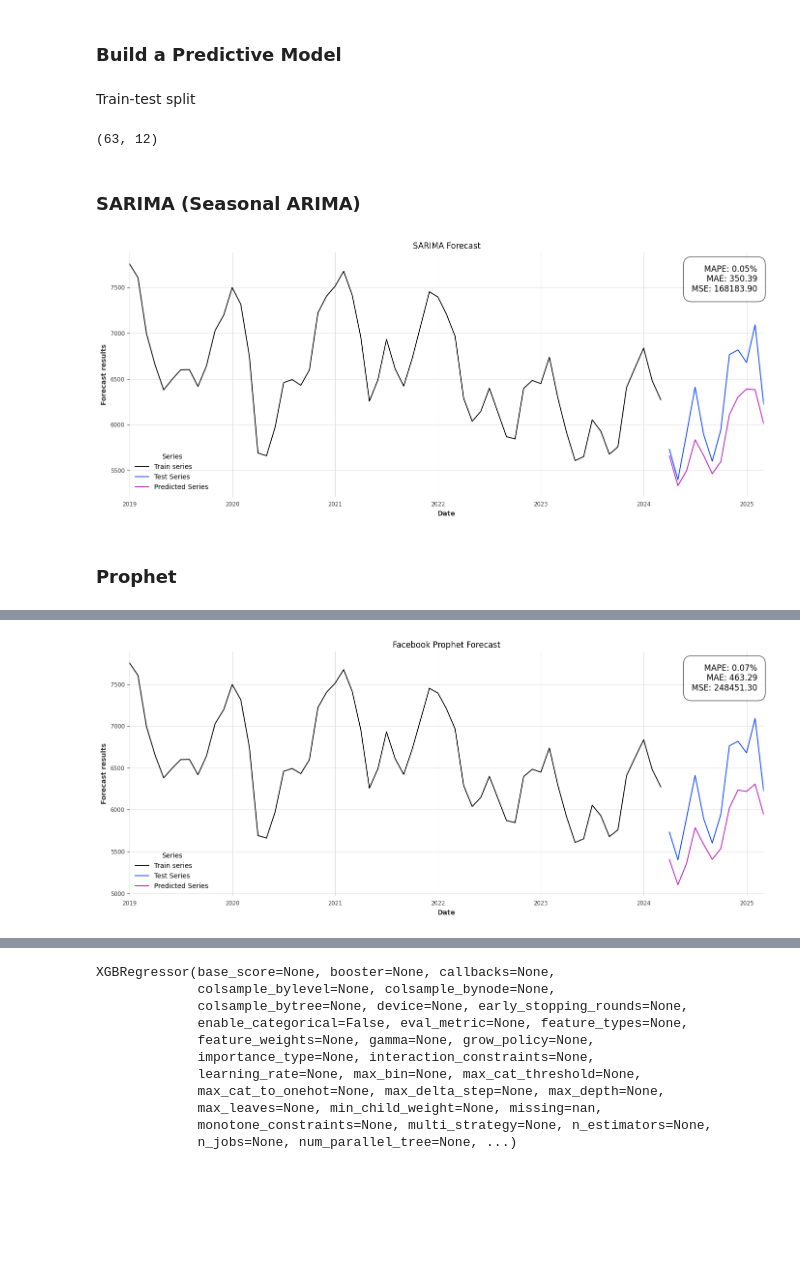
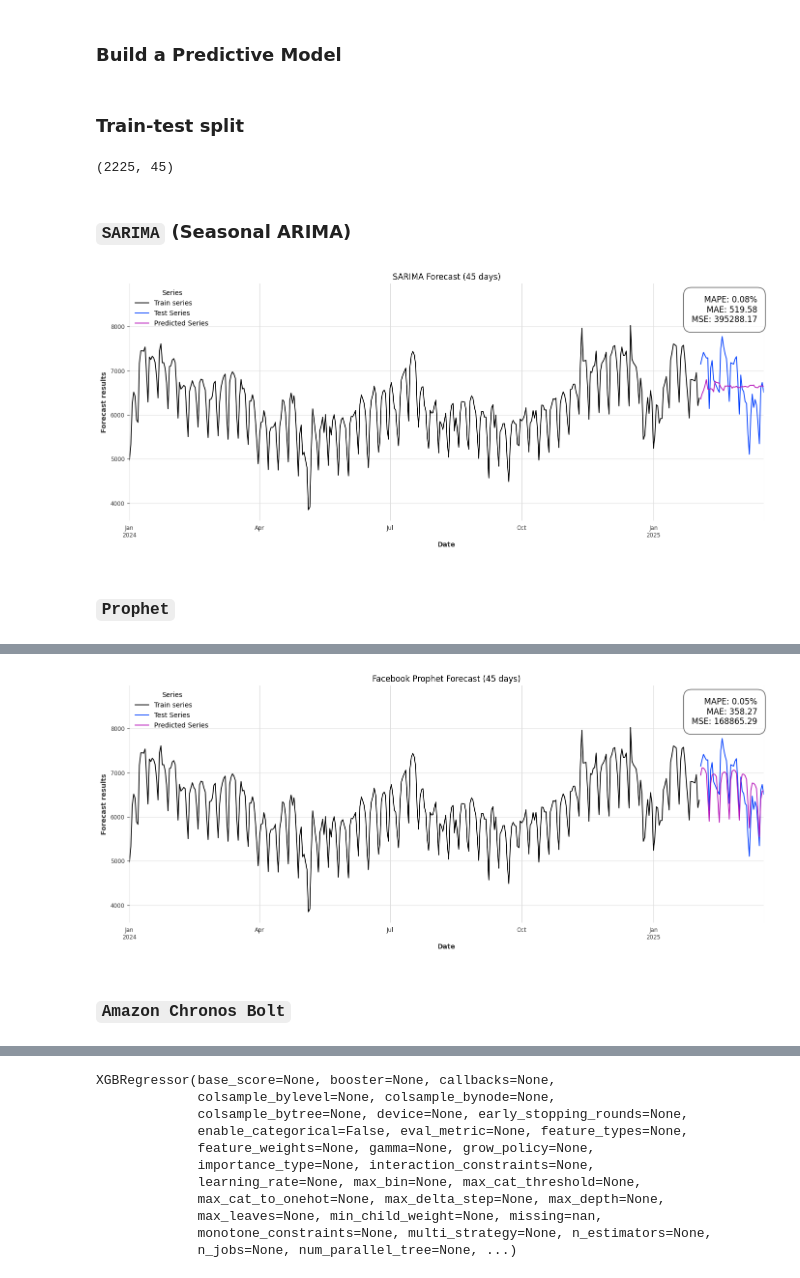
Before and after one commit to LogicCrafter99/completed_tasks, a Jupyter notebook: lecture 23/L23.time_series_forecasting.ipynb, the cells around one changed output, grey strips where cells are left out. Drawn from its saved outputs; the diff is of its cells as text; code cells hidden in the pictures; blank space fills up the shorter version.

```diff
--- a/lecture 23/L23.time_series_forecasting.ipynb
+++ b/lecture 23/L23.time_series_forecasting.ipynb
@@ -32,7 +34,7 @@ Each record includes the following fields:
 # %% [markdown]
 ## Loading the dataset
 # %%
-df = pd.read_csv('./datasets/electricity_consumption_and_production.csv', parse_dates=['DateTime'])
+df = pd.read_csv('./data/electricity_consumption_and_production.csv', parse_dates=['DateTime'])
 df = df.sort_values('DateTime')
 df.set_index('DateTime', inplace=True)
 df = df[['Consumption']]
@@ -53,11 +59,11 @@ dtype: int64
 # %% [markdown]
 ### EDA: Analyze trend, seasonality, cyclicity, residual. Check for stationarity
 # %%
-monthly_df = df["Consumption"].resample("ME").mean()
+daily_df = df["Consumption"].resample("D").mean().interpolate(method="linear")
 
-decomposition = seasonal_decompose(monthly_df, model="additive", period=12)
+decomposition = seasonal_decompose(daily_df, model="additive", period=30)
 
-# Візуалізація
+# Visualization
 fig, axes = plt.subplots(4, 1, figsize=(12, 8), sharex=True)
 decomposition.observed.plot(ax=axes[0], title='Observed')
 decomposition.trend.plot(ax=axes[1], title='Trend')
@@ -153,21 +139,22 @@ def calculate_metrics(test_series: pd.Series, forecast_series: pd.Series):
 
     return mape, mae, mse
 
-
 def visualize_forecast(
     train_series: pd.Series,
     test_series: pd.Series,
     forecast_series: pd.Series,
-    title: str="Forecasting predictions"
+    title: str = "Forecasting predictions",
+    start: str = None
 ):
     """
-    Visualize forecasting predictions with metrics
+    Visualize forecasting predictions with optional start date and automatic range
 
     Args:
-        train_series (pd.Series): Historircal time series
+        train_series (pd.Series): Historical time series
         test_series (pd.Series): Time Series for evaluation
-        forecasted_series (pd.Series): Forecasted values
+        forecast_series (pd.Series): Forecasted values
         title (str): Plot title
+        start (str or pd.Timestamp): Optional start date; plot will start from
     """
 
     # Calculate metrics
@@ -188,38 +175,44 @@ def visualize_forecast(
     ax.grid(True)
     ax.legend(title="Series")
 
-    # Add the metrics as text on the plot
+    # Add metrics text
     metrics_text = f"MAPE: {mape:.2f}%\nMAE: {mae:.2f}\nMSE: {mse:.2f}"
     ax.text(0.99, 0.95, metrics_text, transform=ax.transAxes,
             fontsize=12, verticalalignment='top', horizontalalignment='right',
             bbox=dict(facecolor='white', alpha=0.7, edgecolor='black', boxstyle='round,pad=1'))
 
+    # Calculate x-axis range
+    if start is not None:
+        end = forecast_series.index[-1]
+        ax.set_xlim(start, end)
+    else:
+        ax.set_xlim(test_series.index[0], test_series.index[-1])
+
     plt.tight_layout()
     plt.show()
 # %% [markdown]
-Train-test split
+### Train-test split
 # %%
-test_size = 12 # use last 12 months as testing data
-train_series, test_series = monthly_df[:-test_size], monthly_df[-test_size:]
+test_size = 45 # use last 45 days as testing data
+train_series, test_series = daily_df[:-test_size], daily_df[-test_size:]
 # %%
 len(train_series), len(test_series)
 # %% [output]
-(63, 12)
+(2225, 45)
 # %% [markdown]
-### SARIMA (Seasonal ARIMA)
+### `SARIMA` (Seasonal ARIMA)
 # %%
 from statsmodels.tsa.statespace.sarimax import SARIMAX
 
 sarima_model = SARIMAX(train_series, order=(1,1,1), seasonal_order=(1,1,1,12)).fit()
 sarima_forecast = sarima_model.forecast(test_size)
 
-visualize_forecast(train_series, test_series, sarima_forecast, title="SARIMA Forecast")
+visualize_forecast(train_series, test_series, sarima_forecast, start ='2024-01-01', title="SARIMA Forecast (45 days)")
 # %% [output]
-[figure, old version]
+[figure, new version]
 # %% [markdown]
-### Prophet
+### `Prophet`
 # %%
-# Note: Prophet requires train_df in format: {"ds": <timestamps>, "y": <target_variable>}
 train_df_prophet = pd.DataFrame({
     'ds': train_series.index,
     'y': train_series.values
@@ -228,9 +221,9 @@ train_df_prophet = pd.DataFrame({
 model = Prophet()
 model.fit(train_df_prophet)
 
-future = model.make_future_dataframe(periods=test_size, freq='M')
+future = model.make_future_dataframe(periods=test_size, freq='d')
 forecast = model.predict(future)
-forecast_series = forecast.set_index("ds")["yhaat"].loc[test_series.index]
+forecast_series = forecast.set_index("ds")["yhat"].loc[test_series.index]
 
-visualize_forecast(train_series, test_series, forecast_series, title="Facebook Prophet Forecast")
+visualize_forecast(train_series, test_series, forecast_series, start ='2024-01-01', title="Facebook Prophet Forecast (45 days)")
 # %% [output]
@@ -239 +232,3 @@ visualize_forecast(train_series, test_series, forecast_series, title="Facebook P
-[figure, old version]
+[figure, new version]
+# %% [markdown]
+### `Amazon Chronos Bolt`
```
Also changed, not shown: parts of 19 cells of this notebook.
